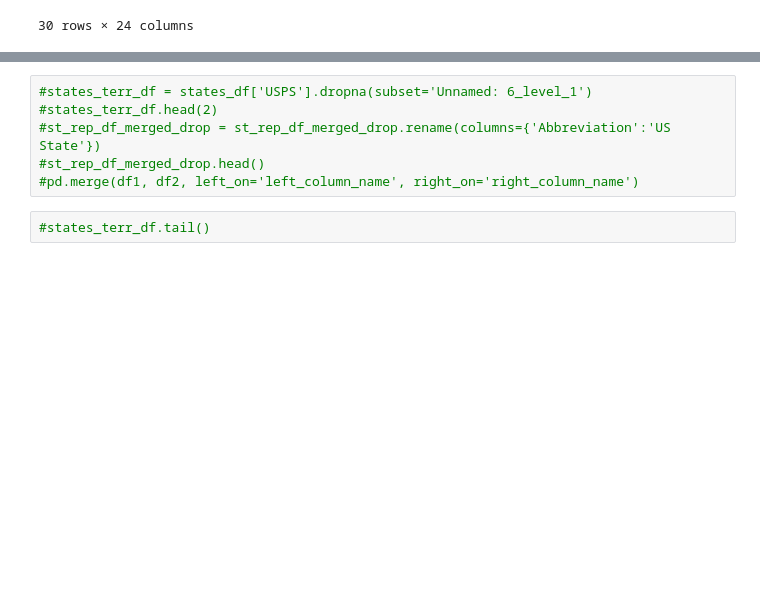
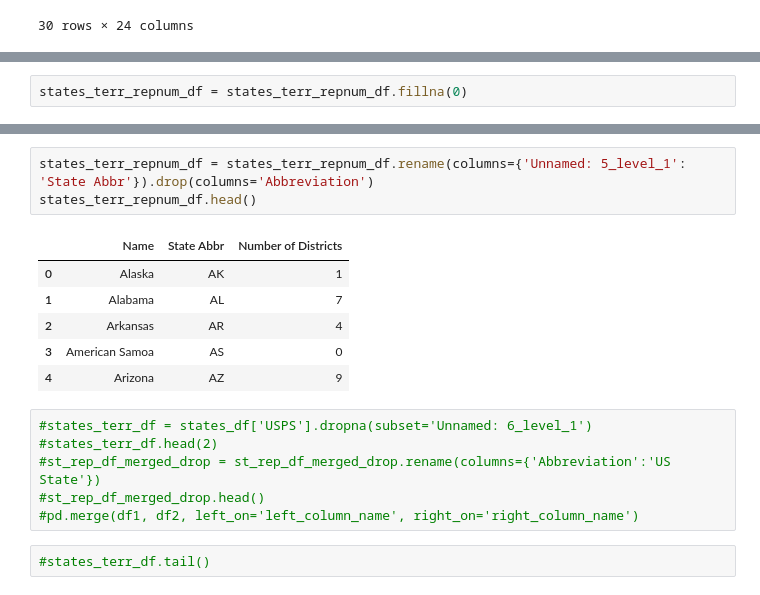
Before and after one commit to nss-data-science-cohort-8/open-secrets-reeses, a Jupyter notebook: notebook/cat_gomez_og.ipynb, the cells around one changed output, grey strips where cells are left out. Saved outputs shown, nothing was run; the diff lists cells and outputs as text; blank space fills up the shorter version.

```diff
--- a/notebook/cat_gomez_og.ipynb
+++ b/notebook/cat_gomez_og.ipynb
@@ -387,0 +459,2 @@ st_rep_df_merged_drop.head(2)
+# %%
+states_terr_repnum_df = states_terr_repnum_df.fillna(0)
@@ -388,3 +468,13 @@ st_rep_df_merged_drop.head(2)
+# %%
+states_terr_repnum_df = states_terr_repnum_df.rename(columns={'Unnamed: 5_level_1': 'State Abbr'}).drop(columns='Abbreviation')
+states_terr_repnum_df.head()
+# %% [output]
+|  | Name | State Abbr | Number of Districts |
+| 0 | Alaska | AK | 1 |
+| 1 | Alabama | AL | 7 |
+| 2 | Arkansas | AR | 4 |
+| 3 | American Samoa | AS | 0 |
+| 4 | Arizona | AZ | 9 |
 # %%
 #states_terr_df = states_df['USPS'].dropna(subset='Unnamed: 6_level_1')
 #states_terr_df.head(2)
```
Also changed, not shown: parts of 12 cells of this notebook.
